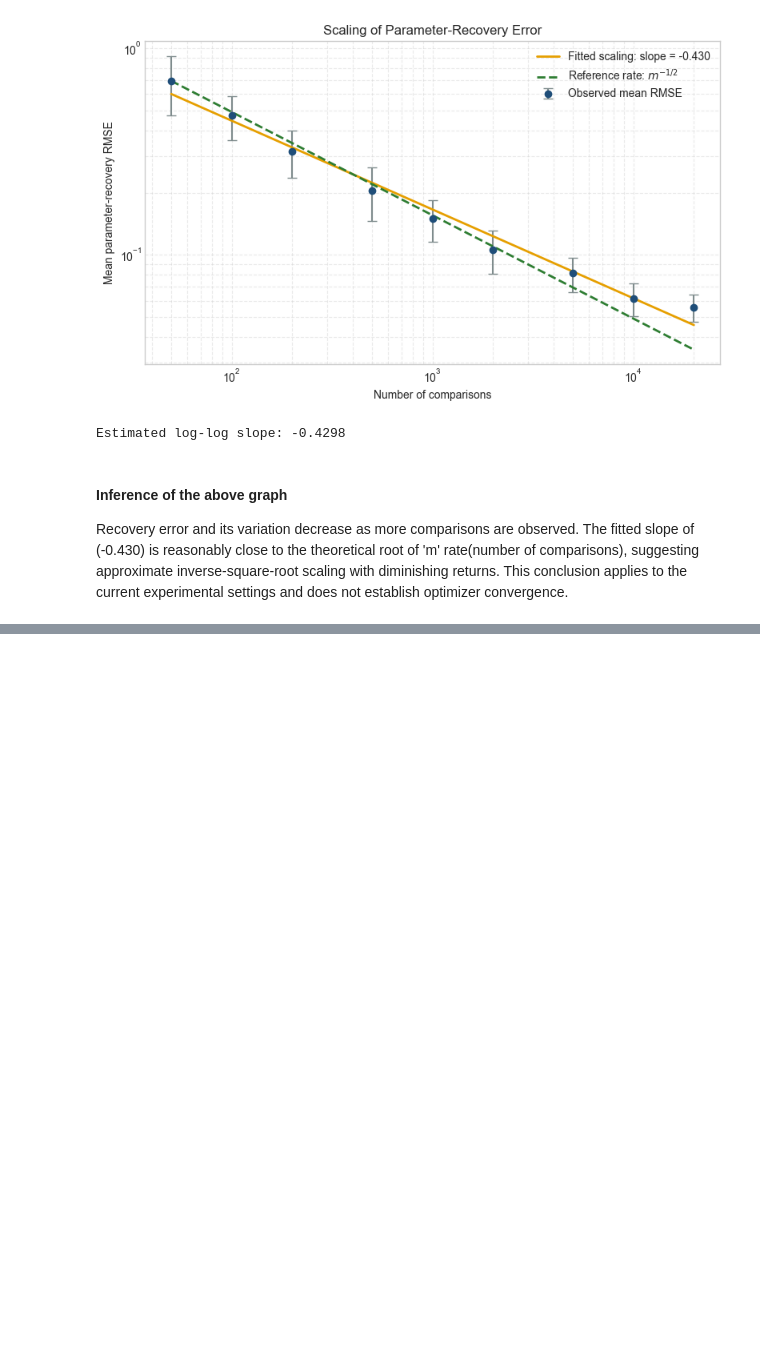
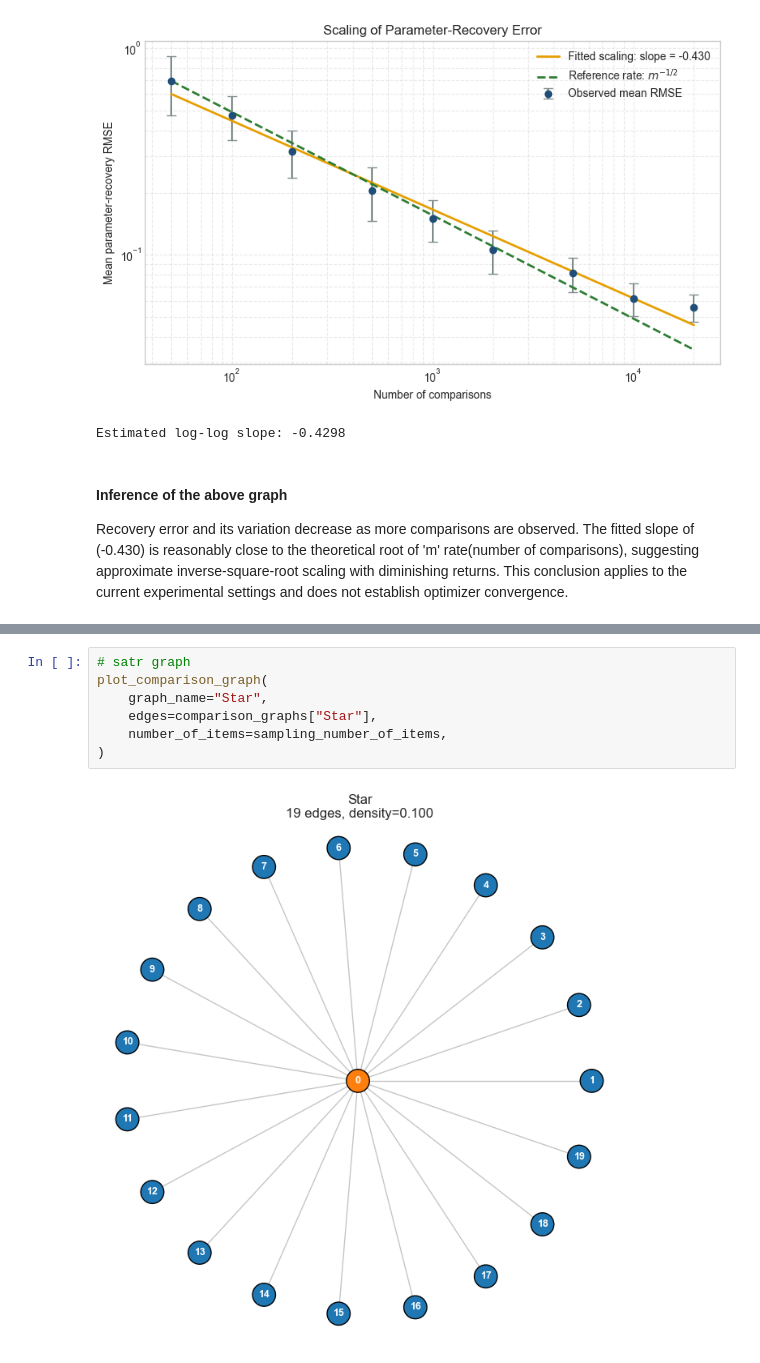
Before and after one commit to rbhdsks/Learning-from-Comparison-Data-Master-Thesis-Project-, a Jupyter notebook: notebooks/experiments/01_BradleyTerry_recovery.ipynb, the cells around one changed output, grey strips where cells are left out. Saved outputs shown, nothing was run; the diff lists cells and outputs as text; blank space fills up the shorter version.

```diff
--- a/notebooks/experiments/01_BradleyTerry_recovery.ipynb
+++ b/notebooks/experiments/01_BradleyTerry_recovery.ipynb
@@ -637,0 +1570,9 @@ Completed 80 items with 8000 comparisons in 51.89 seconds
+# %%
+# satr graph
+plot_comparison_graph(
+    graph_name="Star",
+    edges=comparison_graphs["Star"],
+    number_of_items=sampling_number_of_items,
+)
+# %% [output]
+[figure, added]
```
Also changed, not shown: parts of 32 cells of this notebook.
